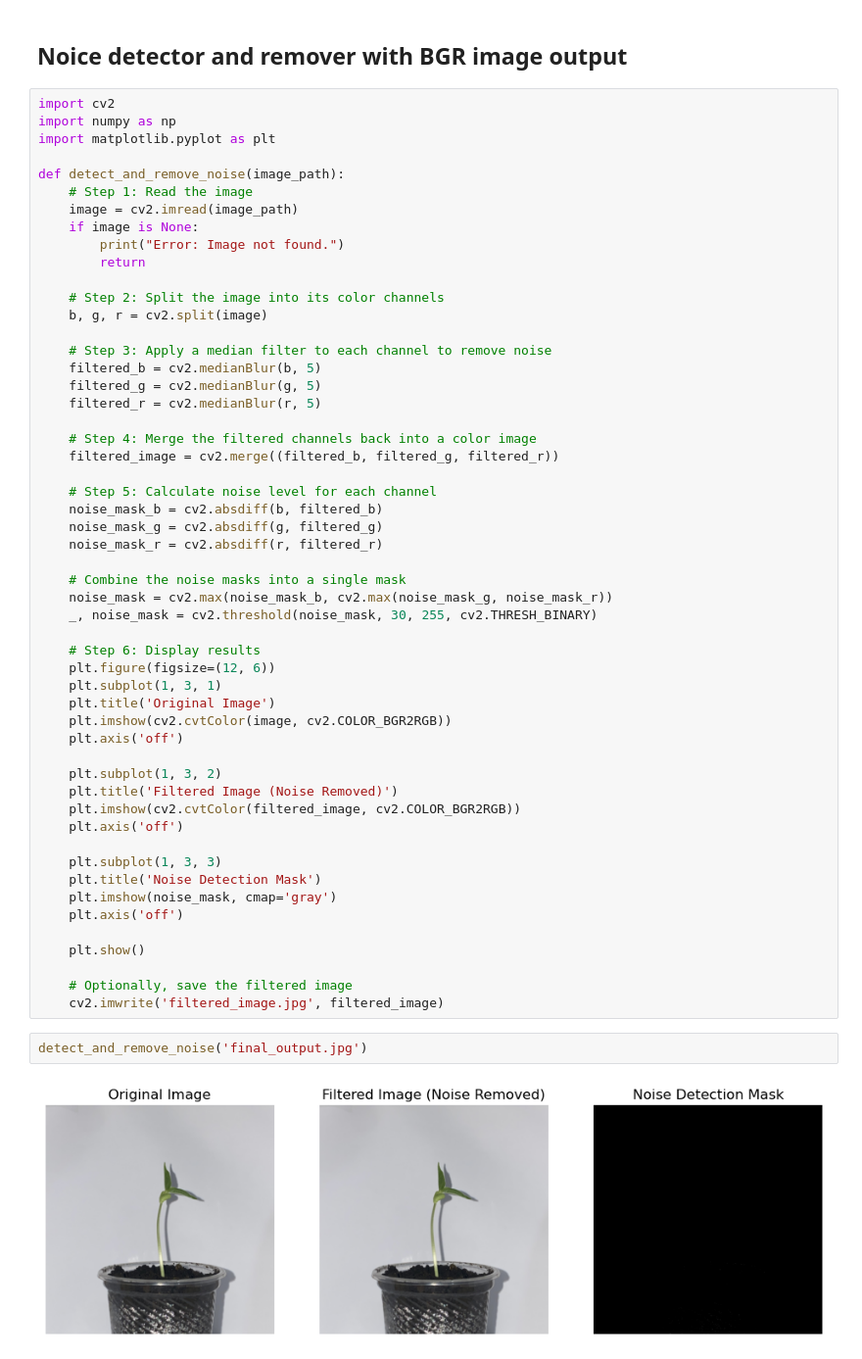
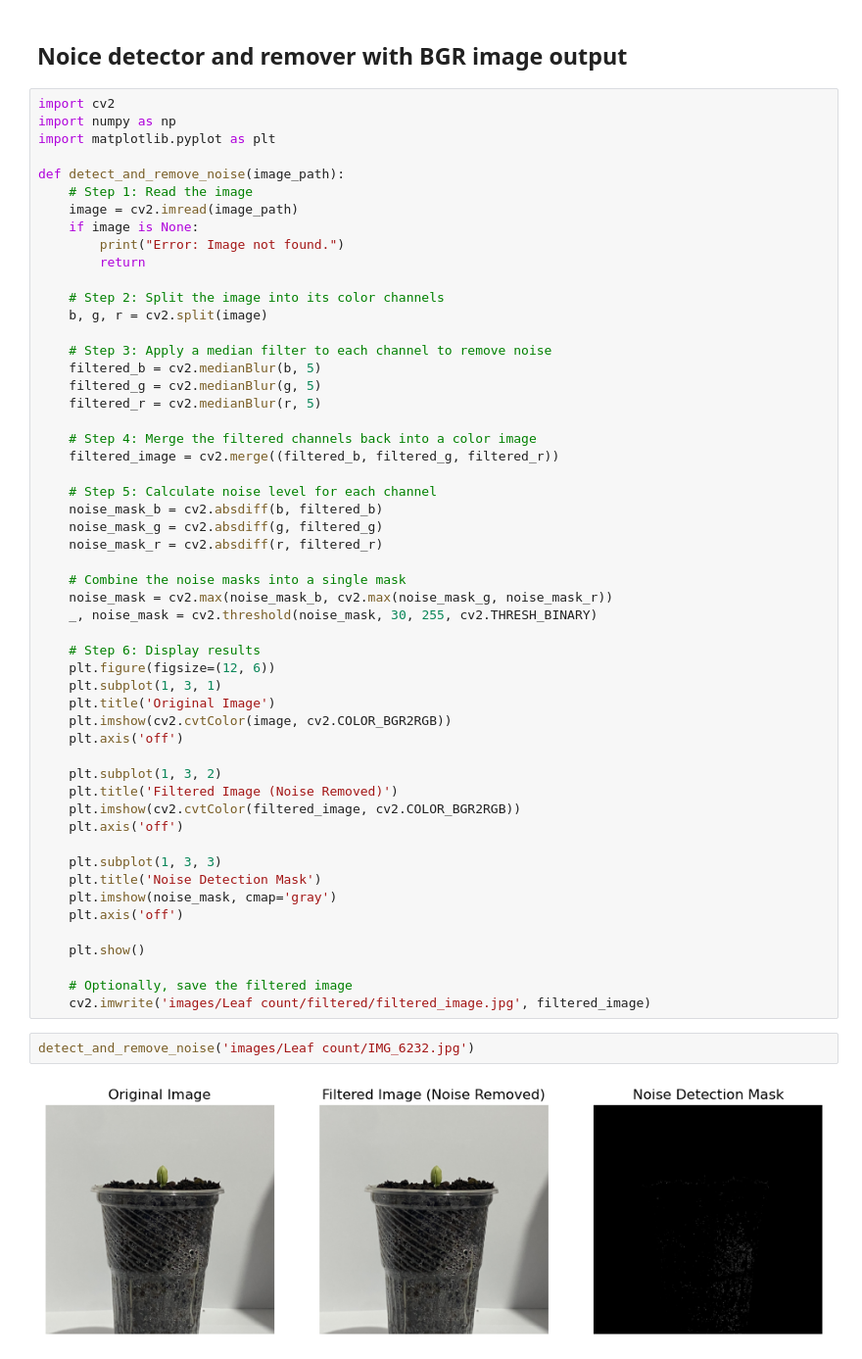
Before and after one commit to harindueksath/Plant-Growth-anaysis-measure-project, a Jupyter notebook: Noice_detector.ipynb, the cells around one changed output. Shown at 98% size. Cells and saved outputs as stored; diff of their text form.

```diff
--- a/Noice_detector.ipynb
+++ b/Noice_detector.ipynb
@@ -150,8 +150,8 @@ def detect_and_remove_noise(image_path):
     plt.show()
 
     # Optionally, save the filtered image
-    cv2.imwrite('filtered_image.jpg', filtered_image)
+    cv2.imwrite('images/Leaf count/filtered/filtered_image.jpg', filtered_image)
 # %%
-detect_and_remove_noise('final_output.jpg')
+detect_and_remove_noise('images/Leaf count/IMG_6232.jpg')
 # %% [output]
-[figure, old version]
+[figure, new version]
```
Also changed, not shown: 2 other files.
